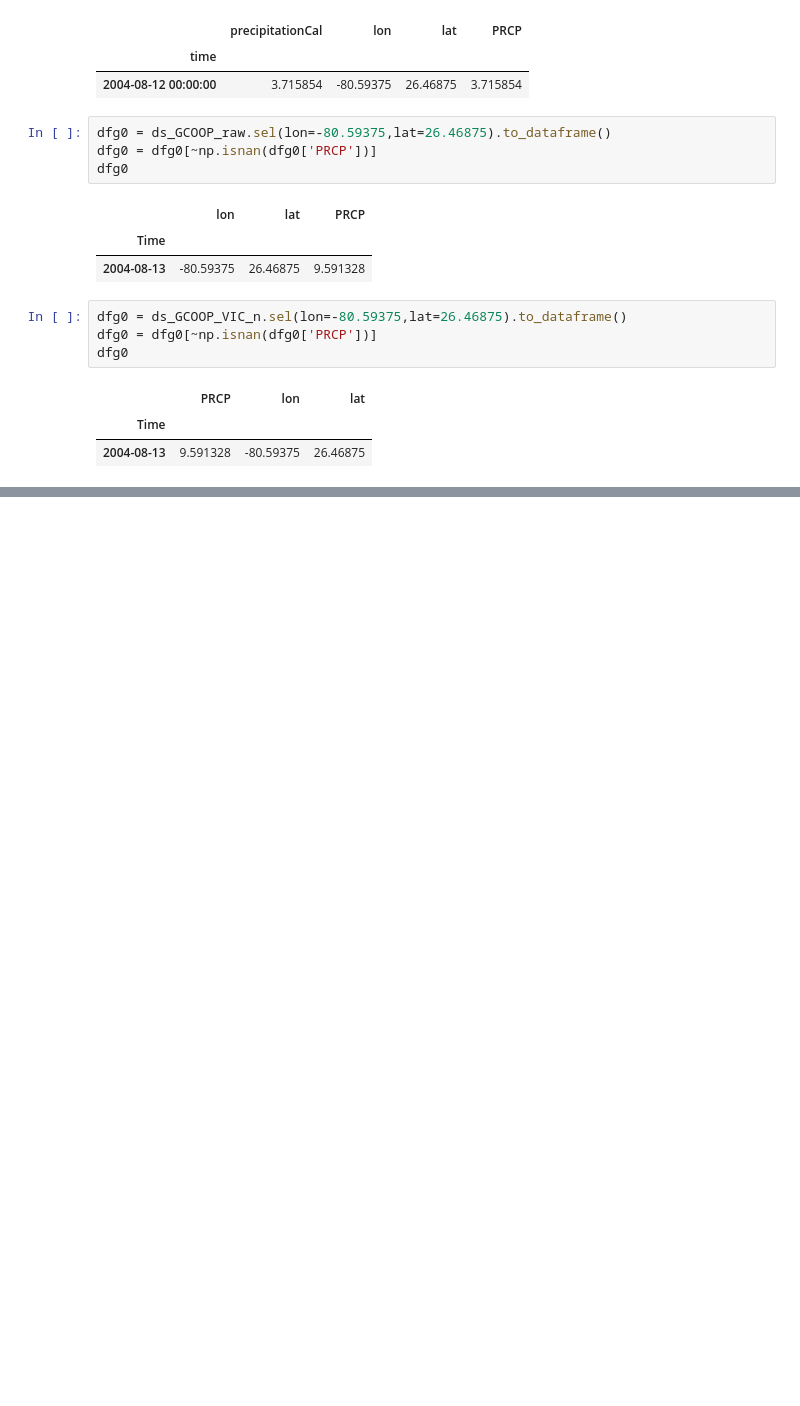
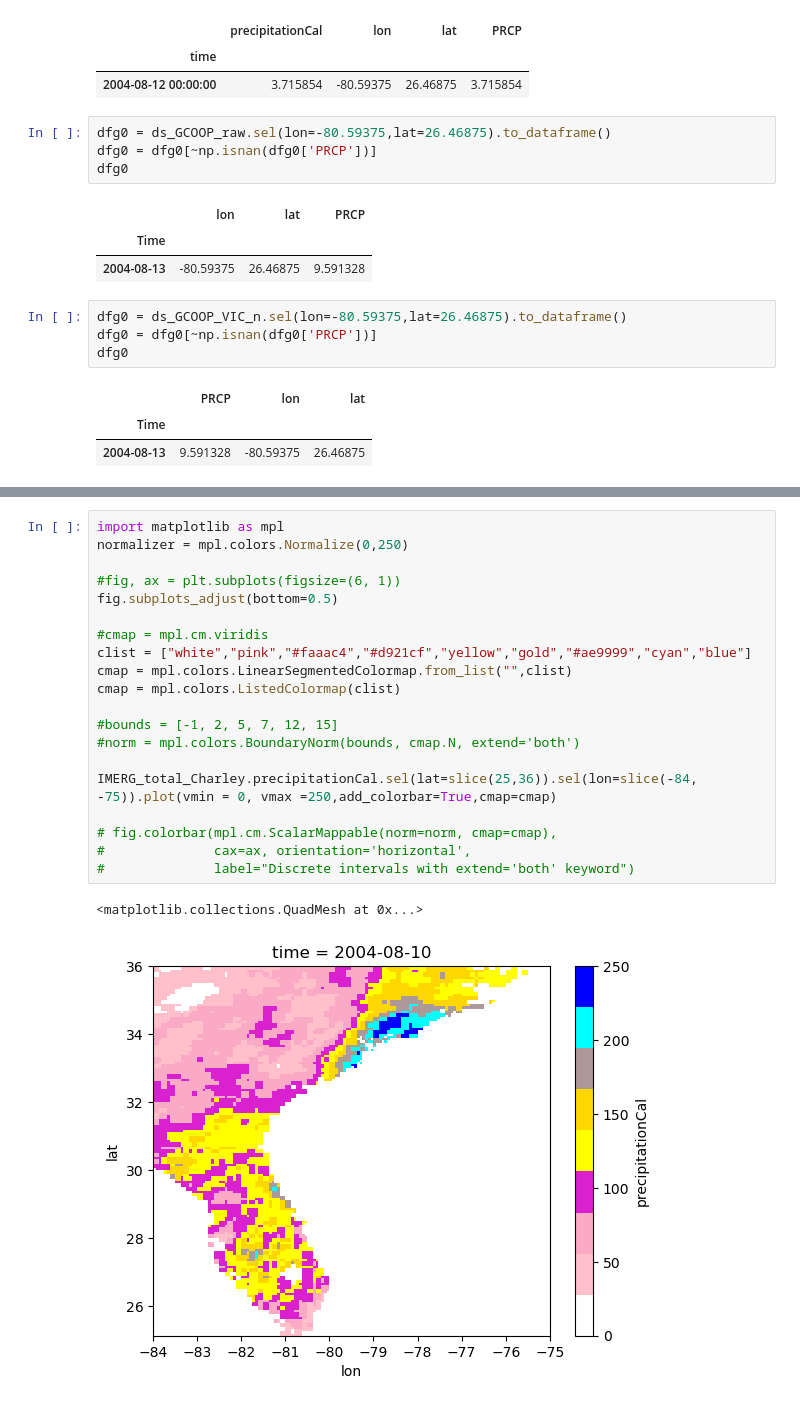
Before and after one commit to roccabye/ThirdPaper, a Jupyter notebook: Data_Processing/Process_IMERG_GCOOP_Daily.ipynb, the cells around one changed output, grey strips where cells are left out. Saved outputs shown, nothing was run; the diff lists cells and outputs as text; blank space fills up the shorter version.

```diff
--- a/Data_Processing/Process_IMERG_GCOOP_Daily.ipynb
+++ b/Data_Processing/Process_IMERG_GCOOP_Daily.ipynb
@@ -223,0 +234,23 @@ dfg0
+# %%
+import matplotlib as mpl
+normalizer = mpl.colors.Normalize(0,250)
+
+#fig, ax = plt.subplots(figsize=(6, 1))
+fig.subplots_adjust(bottom=0.5)
+
+#cmap = mpl.cm.viridis
+clist = ["white","pink","#faaac4","#d921cf","yellow","gold","#ae9999","cyan","blue"]
+cmap = mpl.colors.LinearSegmentedColormap.from_list("",clist)
+cmap = mpl.colors.ListedColormap(clist)
+
+#bounds = [-1, 2, 5, 7, 12, 15]
+#norm = mpl.colors.BoundaryNorm(bounds, cmap.N, extend='both')
+
+IMERG_total_Charley.precipitationCal.sel(lat=slice(25,36)).sel(lon=slice(-84, -75)).plot(vmin = 0, vmax =250,add_colorbar=True,cmap=cmap)
+
+# fig.colorbar(mpl.cm.ScalarMappable(norm=norm, cmap=cmap),
+#              cax=ax, orientation='horizontal',
+#              label="Discrete intervals with extend='both' keyword")
+# %% [output]
+<matplotlib.collections.QuadMesh at 0x...>
+[figure, added]
```
Also changed, not shown: parts of 14 cells of this notebook.
